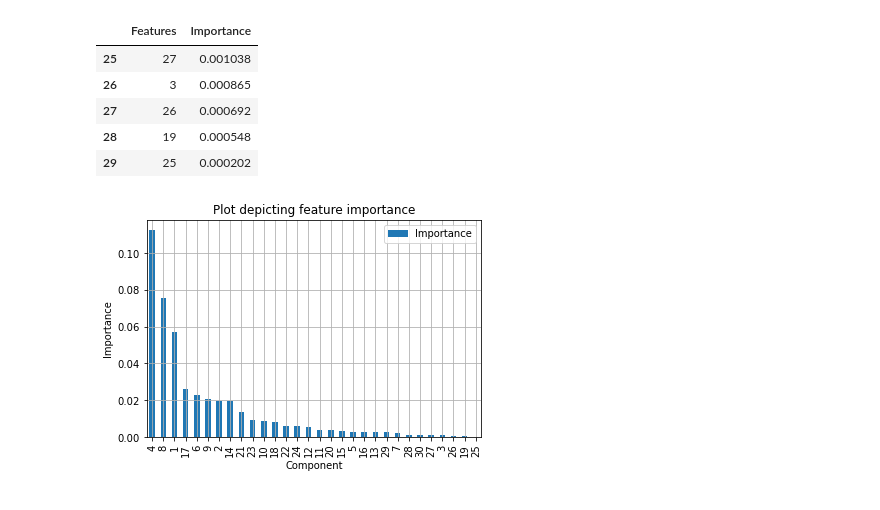
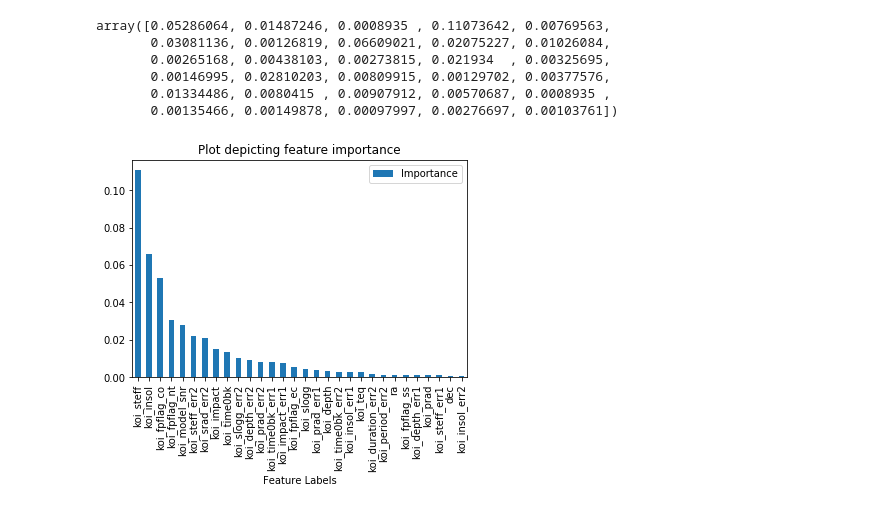
Before and after one commit to aditeyabaral/kepler-exoplanet-analysis, a Jupyter notebook: src/Neural_Network_Error.ipynb, the cells around one changed output. Cells and saved outputs as stored; diff of their text form; code cells hidden in the pictures.

```diff
--- a/src/Neural_Network_Error.ipynb
+++ b/src/Neural_Network_Error.ipynb
@@ -162,26 +162,24 @@ eli5.show_weights(perm, feature_names = [f"Component {i+1}" for i in range(X.sha
 | … 10 more … |  |
+# %%
+perm.feature_importances_
+# %% [output]
+array([0.05286064, 0.01487246, 0.0008935 , 0.11073642, 0.00769563,
+       0.03081136, 0.00126819, 0.06609021, 0.02075227, 0.01026084,
+       0.00265168, 0.00438103, 0.00273815, 0.021934  , 0.00325695,
+       0.00146995, 0.02810203, 0.00809915, 0.00129702, 0.00377576,
+       0.01334486, 0.0080415 , 0.00907912, 0.00570687, 0.0008935 ,
+       0.00135466, 0.00149878, 0.00097997, 0.00276697, 0.00103761])
 # %%
 order = np.argsort(perm.feature_importances_)[::-1]
 sorted_importances = sorted(perm.feature_importances_, reverse = True)
-sorted_features = np.asarray([f"{i+1}" for i in range(X.shape[1])])[order]
+sorted_features = np.asarray(TO_USE)[order]
 feature_importance_df = pd.DataFrame()
 feature_importance_df['Features'] = sorted_features
-feature_importance_df['Importance'] = np.asarray(sorted_importances)
+feature_importance_df['Importance'] = sorted_importances
-# %%
-feature_importance_df.tail()
-# %% [output]
-|  | Features | Importance |
-| 25 | 27 | 0.001038 |
-| 26 | 3 | 0.000865 |
-| 27 | 26 | 0.000692 |
-| 28 | 19 | 0.000548 |
-| 29 | 25 | 0.000202 |
 # %%
 feature_importance_df.plot(x = 'Features', y = 'Importance', kind = 'bar')
 plt.title('Plot depicting feature importance')
-plt.xlabel('Component')
-plt.ylabel("Importance")
-plt.grid()
+plt.xlabel('Feature Labels')
 plt.show()
 # %% [output]
-[figure, old version]
+[figure, new version]
```
Also changed, not shown: parts of 4 cells of this notebook.
